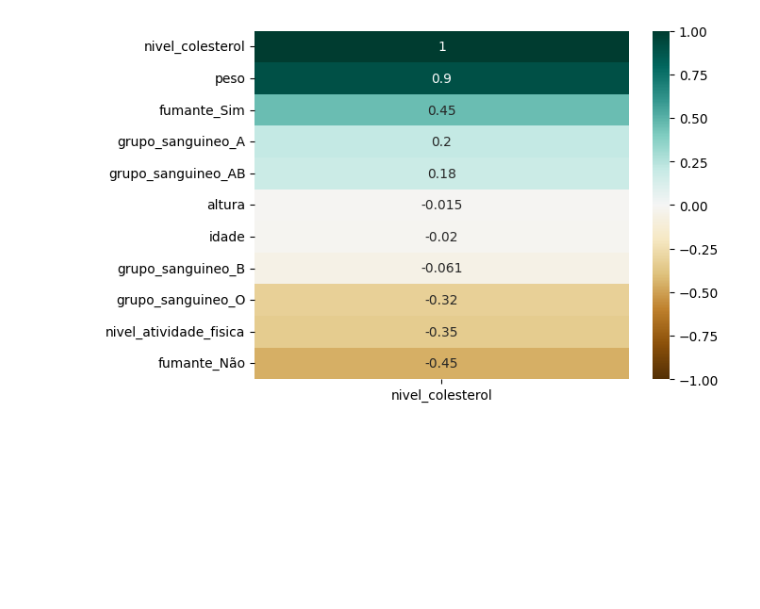
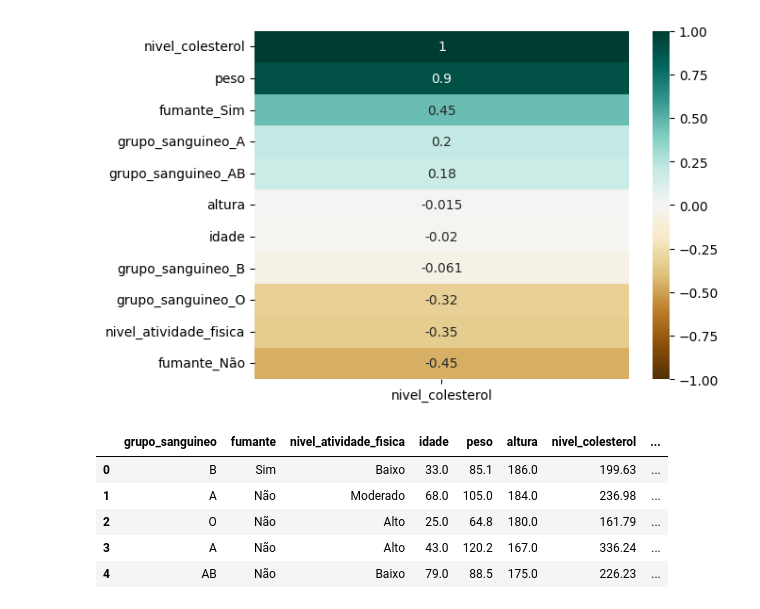
Before and after one commit to soaresmilton/rocketseat_regressao_linear_multipla, a Jupyter notebook: modelo_colesterol.ipynb, the cells around one changed output. Saved outputs shown, nothing was run; the diff lists cells and outputs as text; code cells hidden in the pictures; blank space fills up the shorter version.

```diff
--- a/modelo_colesterol.ipynb
+++ b/modelo_colesterol.ipynb
@@ -239,0 +246,9 @@ sns.heatmap(df_colesteral_eda.corr()[['nivel_colesterol']].sort_values(by='nivel
+# %%
+df_colesteral_bucketing.head()
+# %% [output]
+|  | grupo_sanguineo | fumante | nivel_atividade_fisica | idade | peso | altura | nivel_colesterol | ... |
+| 0 | B | Sim | Baixo | 33.0 | 85.1 | 186.0 | 199.63 | ... |
+| 1 | A | Não | Moderado | 68.0 | 105.0 | 184.0 | 236.98 | ... |
+| 2 | O | Não | Alto | 25.0 | 64.8 | 180.0 | 161.79 | ... |
+| 3 | A | Não | Alto | 43.0 | 120.2 | 167.0 | 336.24 | ... |
+| 4 | AB | Não | Baixo | 79.0 | 88.5 | 175.0 | 226.23 | ... |
```
Also changed, not shown: parts of 3 cells of this notebook.
